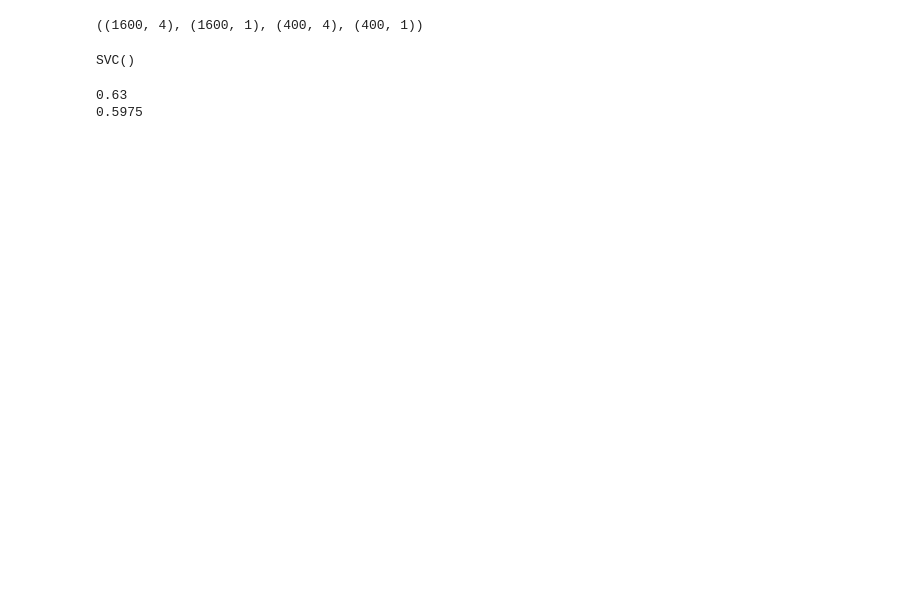
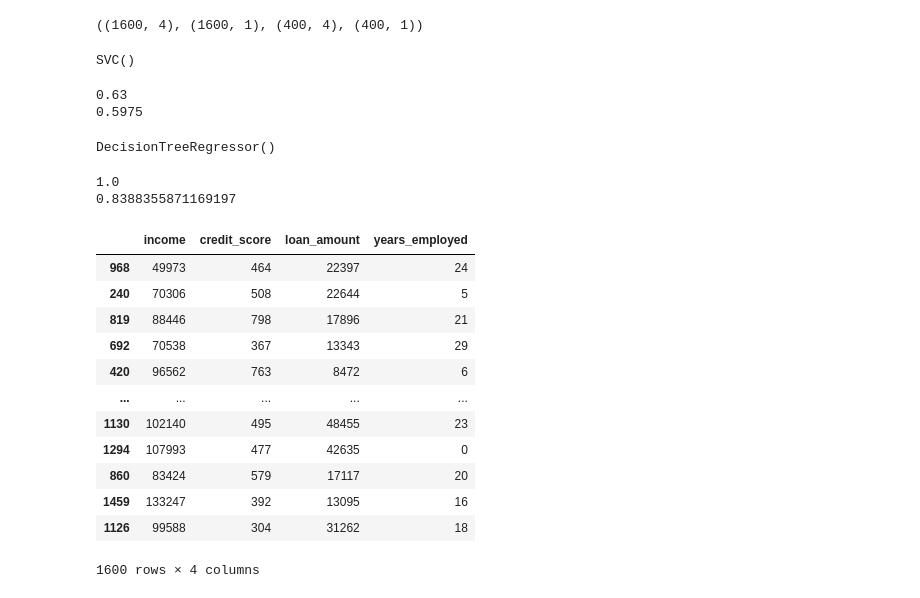
Before and after one commit to Ritika-Gauttam/Loan_Approval_Prediction, a Jupyter notebook: loan_approval.ipynb, the cells around one changed output. Drawn from its saved outputs; the diff is of its cells as text; code cells hidden in the pictures; blank space fills up the shorter version.

```diff
--- a/loan_approval.ipynb
+++ b/loan_approval.ipynb
@@ -351,3 +368,7 @@ print(sv.score(x_test , y_test))
 # %% [output]
 0.63
 0.5975
+# %%
+from sklearn.tree import DecisionTreeClassifier , DecisionTreeRegressor
+# dtc = DecisionTreeClassifier()
+dtc = DecisionTreeClassifier(criterion='entropy')
@@ -353,0 +377,26 @@ print(sv.score(x_test , y_test))
+# %%
+dtc.fit(x_train,y_train)
+# %% [output]
+DecisionTreeRegressor()
+# %%
+print(dtc.score(x_train,y_train))
+print(dtc.score(x_test,y_test))
+# %% [output]
+1.0
+0.8388355871169197
+# %%
+x_train
+# %% [output]
+|  | income | credit_score | loan_amount | years_employed |
+| 968 | 49973 | 464 | 22397 | 24 |
+| 240 | 70306 | 508 | 22644 | 5 |
+| 819 | 88446 | 798 | 17896 | 21 |
+| 692 | 70538 | 367 | 13343 | 29 |
+| 420 | 96562 | 763 | 8472 | 6 |
+| ... | ... | ... | ... | ... |
+| 1130 | 102140 | 495 | 48455 | 23 |
+| 1294 | 107993 | 477 | 42635 | 0 |
+| 860 | 83424 | 579 | 17117 | 20 |
+| 1459 | 133247 | 392 | 13095 | 16 |
+| 1126 | 99588 | 304 | 31262 | 18 |
+1600 rows × 4 columns
```
Also changed, not shown: parts of 12 cells of this notebook.
